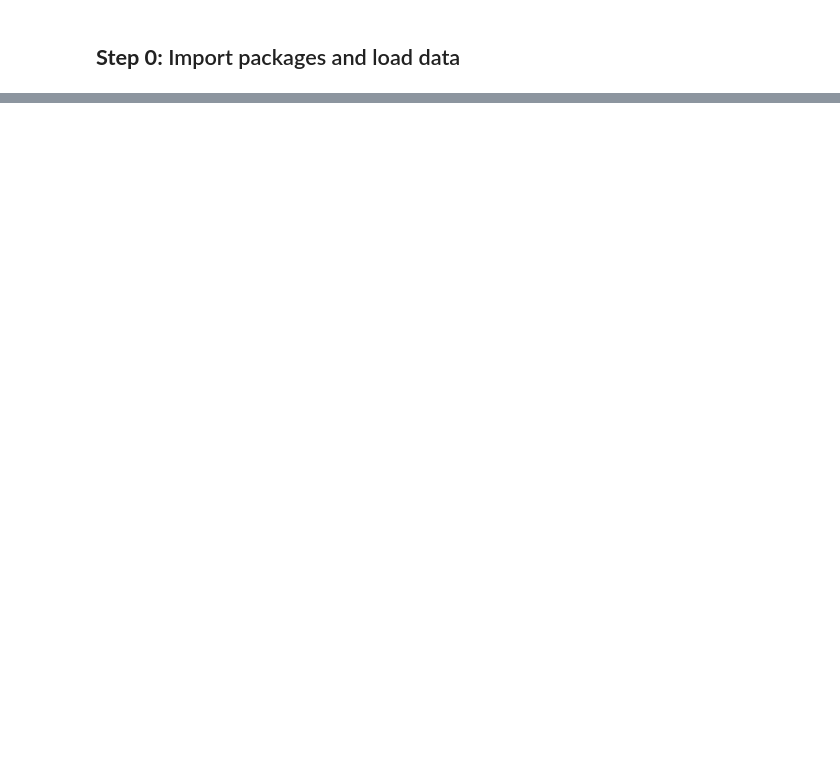
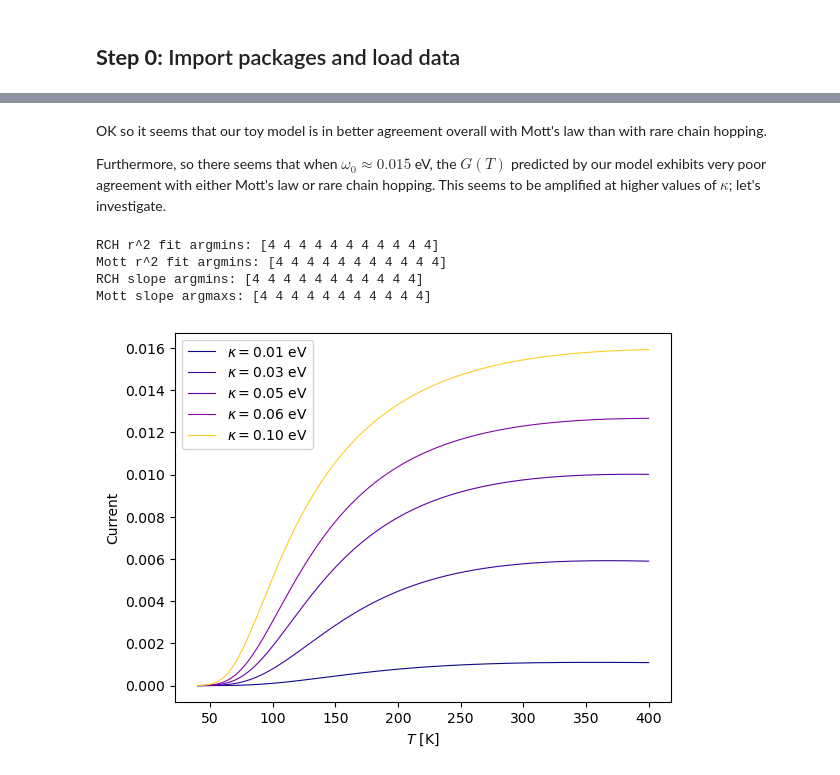
Before and after one commit to ngastellu/spin_boson_2lvl_current, a Jupyter notebook: mott_v_rch.ipynb, the cells around one changed output, grey strips where cells are left out. Saved outputs shown, nothing was run; the diff lists cells and outputs as text; code cells hidden in the pictures; blank space fills up the shorter version.

```diff
--- a/mott_v_rch.ipynb
+++ b/mott_v_rch.ipynb
@@ -85,0 +127,30 @@ IndexError: too many indices for array: array is 1-dimensional, but 2 were index
+# %% [markdown]
+OK so it seems that our toy model is in better agreement overall with Mott's law than with rare chain hopping.
+
+Furthermore, so there seems that when $\omega_0\approx 0.015$ eV, the $G(T)$ predicted by our model exhibits very poor agreement with either Mott's law or rare chain hopping. This seems to be amplified at higher values of $\kappa$; let's investigate.
+# %%
+# First check if everything happens at the same value of w0
+mind_mott = np.argmin(r_mott**2,axis=0)
+mind_rch = np.argmin(r_rch**2,axis=0)
+
+print('RCH r^2 fit argmins:', mind_mott)
+print('Mott r^2 fit argmins:', mind_mott)
+
+print('RCH slope argmins:', np.argmin(r_rch,axis=0))
+print('Mott slope argmaxs:', np.argmax(r_mott,axis=0))
+
+interesting_ind = mind_mott[0]
+
+# Plot IvT at for this value of w0
+for kappa, ii, c in zip(kappa_grid[inds],I[interesting_ind,inds],cm[inds]):
+    plt.plot(temp_grid, ii, ls='-',c=c, lw=0.8,label='$\kappa={:5.2f}$ eV'.format(kappa))
+plt.xlabel('$T$ [K]')
+plt.ylabel('Current')
+plt.legend()
+plt.show()
+# %% [output]
+RCH r^2 fit argmins: [4 4 4 4 4 4 4 4 4 4 4]
+Mott r^2 fit argmins: [4 4 4 4 4 4 4 4 4 4 4]
+RCH slope argmins: [4 4 4 4 4 4 4 4 4 4 4]
+Mott slope argmaxs: [4 4 4 4 4 4 4 4 4 4 4]
+[figure, added]
```
Also changed, not shown: parts of 6 cells of this notebook.
